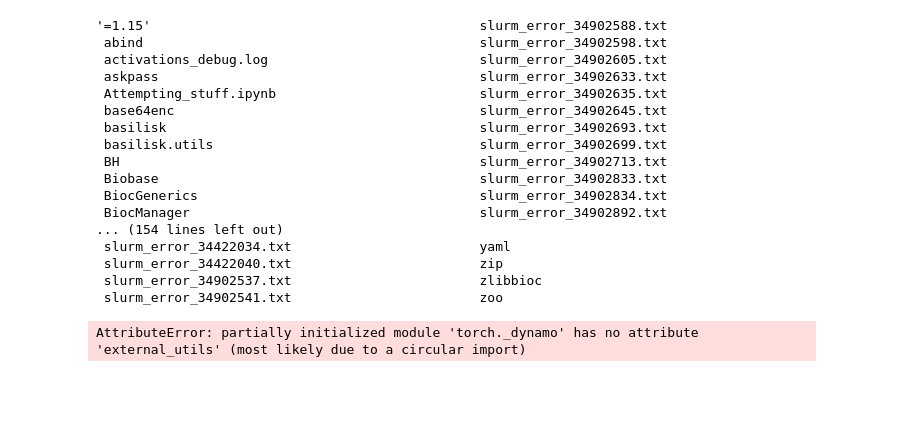
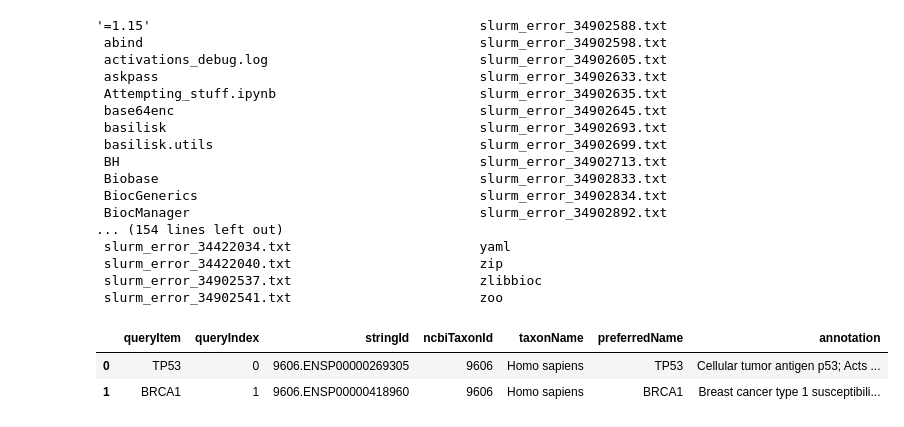
Before and after one commit to theislab/embpy, a Jupyter notebook: docs/notebooks/benchmark_notebook.ipynb, the cells around one changed output. Cells and saved outputs as stored; diff of their text form; code cells hidden in the pictures; blank space fills up the shorter version.

```diff
--- a/docs/notebooks/benchmark_notebook.ipynb
+++ b/docs/notebooks/benchmark_notebook.ipynb
@@ -2321,27 +2338,29 @@ CUDA available?  True
 # %%
 # 2. Imports
 import io
 from IPython.display import Image, display
 import pandas as pd
 
 # 3. Import your wrapper
 from embpy.models.protein_models import STRINGWrapper
 
-# 4. Instantiate the client
+# 4. Instantiate the client§
 client = STRINGWrapper(caller_identity="my_test_app")
 
 # 5. Map some gene symbols to STRING IDs
 identifiers = ["TP53", "BRCA1"]
 df_ids = client.get_string_ids(identifiers, species=9606, echo_query=True)
 display(df_ids.head())
 
 # 6. Fetch the interaction network (as a DataFrame)
 string_ids = df_ids["stringId"].tolist()
 network_df = client.get_network(string_ids, species=9606, required_score=700)
 display(network_df.head())
 
 # 7. (Optional) Retrieve and show a PNG of the network
-img_bytes = client.get_network_image(string_ids, species=9606, network_flavor="evidence")
-display(Image(data=img_bytes))
+# img_bytes = client.get_network_image(string_ids, species=9606, network_flavor="evidence")
+# display(Image(data=img_bytes))
 # %% [output]
-AttributeError: partially initialized module 'torch._dynamo' has no attribute 'external_utils' (most likely due to a circular import)
+|  | queryItem | queryIndex | stringId | ncbiTaxonId | taxonName | preferredName | annotation |
+| 0 | TP53 | 0 | 9606.ENSP00000269305 | 9606 | Homo sapiens | TP53 | Cellular tumor antigen p53; Acts ... |
+| 1 | BRCA1 | 1 | 9606.ENSP00000418960 | 9606 | Homo sapiens | BRCA1 | Breast cancer type 1 susceptibili... |
```
Also changed, not shown: parts of 7 cells of this notebook, 2 other files.
